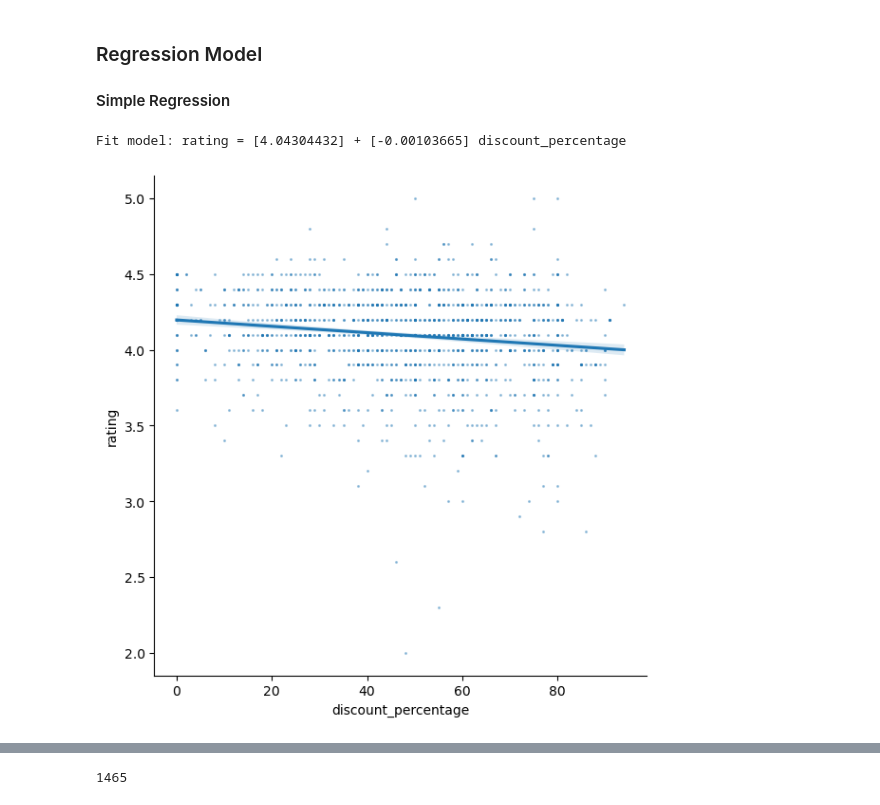
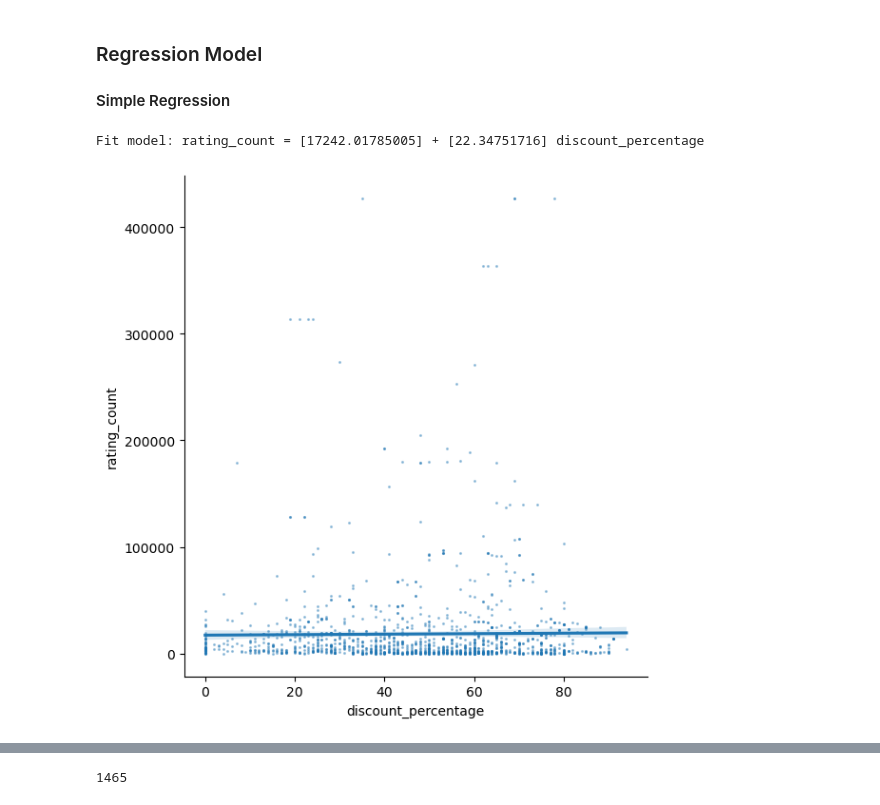
Before and after one commit to ciciliujx/Online-Products-and-Sales, a Jupyter notebook: Initial_step.ipynb, the cells around one changed output, grey strips where cells are left out. Saved outputs shown, nothing was run; the diff lists cells and outputs as text; code cells hidden in the pictures.

```diff
--- a/Initial_step.ipynb
+++ b/Initial_step.ipynb
@@ -9,15 +12,15 @@ import numpy as np
 # %%
-data = pd.read_csv("amazon.csv")
+url = "https://raw.githubusercontent.com/ljy0401/ECON-323-Group-Project/main/amazon.csv"
+data = pd.read_csv(url)
 # %%
 da = data[["category",
           "discounted_price",
           "actual_price",
           "discount_percentage",
           "rating",
-          "rating_count",
-          "user_id"]]
+          "rating_count"]]
 # %%
-for col in ["discounted_price", "actual_price"]:
+for col in ["discounted_price", "actual_price", "rating_count"]:
     da[col] = da[col].str.replace("₹", "")
     da[col] = da[col].str.replace(",", "")
 
@@ -174,15 +156,15 @@ lr_model = linear_model.LinearRegression
 # %%
 lr_model.fit(X = da[da.notnull().all(1)][['discount_percentage']],
-             y = da[da.notnull().all(1)][['rating']])
+             y = da[da.notnull().all(1)][['rating_count']])
 beta_0 = lr_model.intercept_
 beta_1 = lr_model.coef_[0]
-print(f"Fit model: rating = {beta_0} + {beta_1} discount_percentage")
+print(f"Fit model: rating_count = {beta_0} + {beta_1} discount_percentage")
 # %% [output]
-Fit model: rating = [4.04304432] + [-0.00103665] discount_percentage
+Fit model: rating_count = [17242.01785005] + [22.34751716] discount_percentage
 # %%
 sns.lmplot(
-    data=da, x="discount_percentage", y="rating", height=6,
+    data=da, x="discount_percentage", y="rating_count", height=6,
     scatter_kws=dict(s=1.5, alpha=0.35)
 );
 # %% [output]
-[figure, old version]
+[figure, new version]
```
Also changed, not shown: parts of 23 cells of this notebook.
